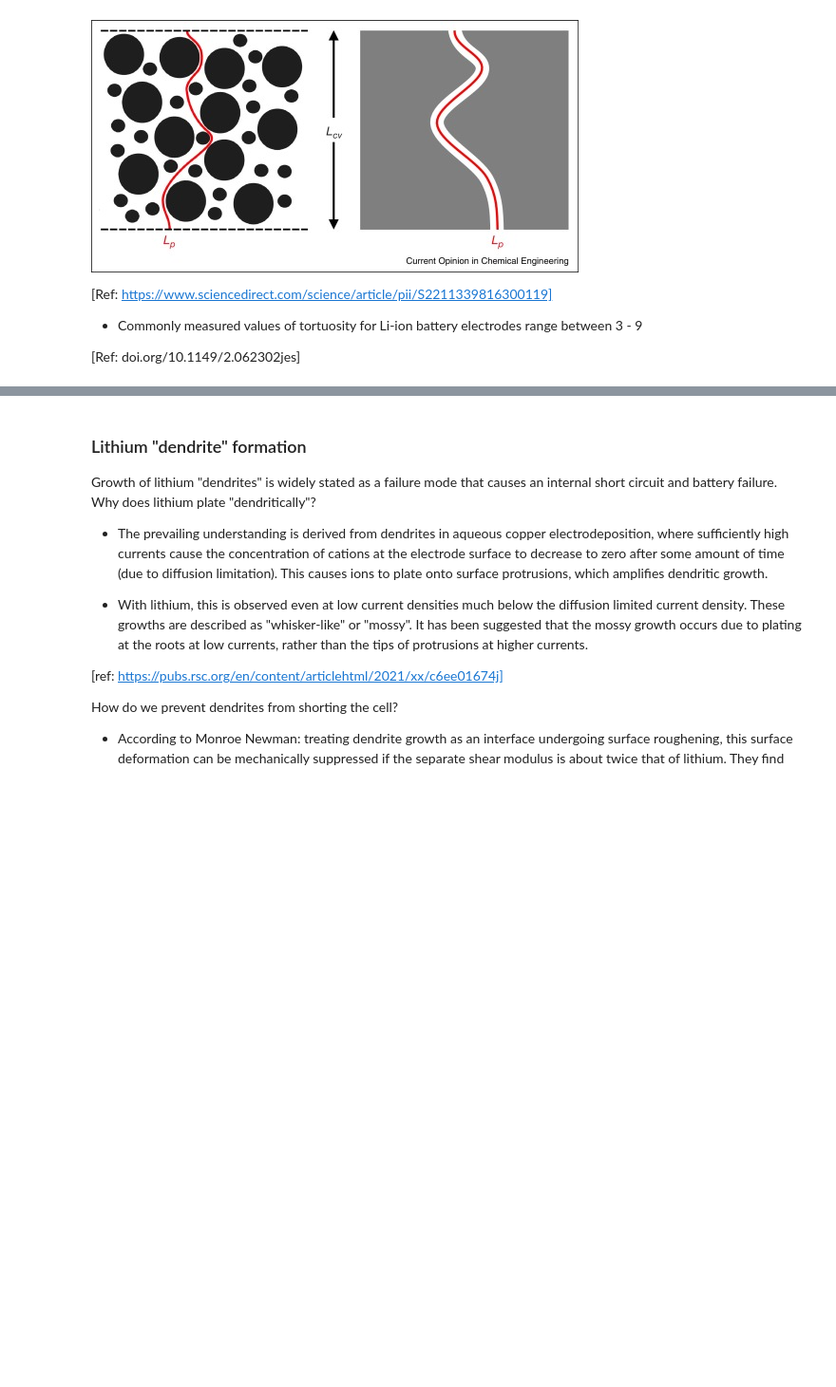
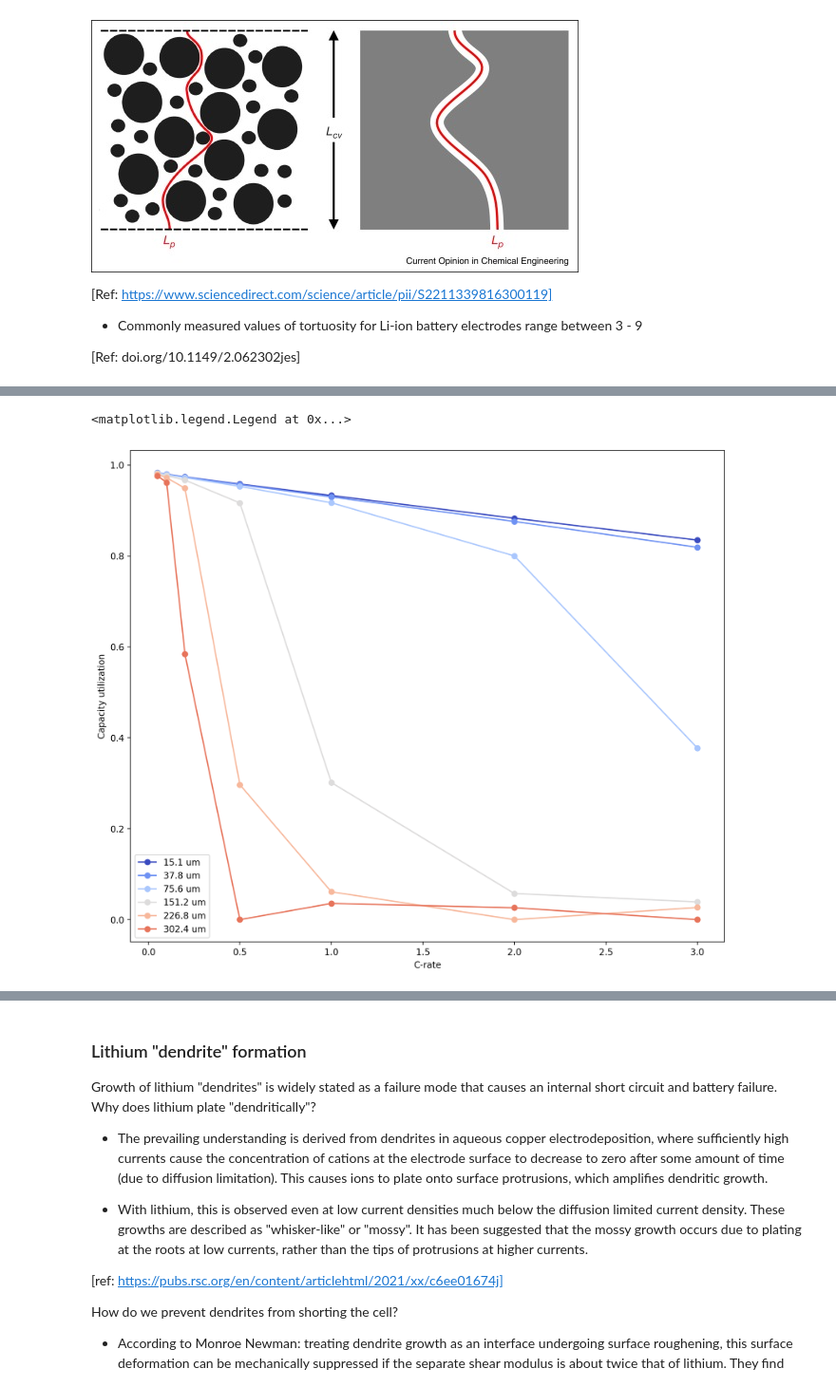
Before and after one commit to wesleykchang/Spring-2024-MEMT680, a Jupyter notebook: Spring 2024 MEMT680/Session-3.ipynb, the cells around one changed output, grey strips where cells are left out. Shown at 95% size. Cells and saved outputs as stored; diff of their text form; code cells hidden in the pictures; blank space fills up the shorter version.

```diff
--- a/Spring 2024 MEMT680/Session-3.ipynb
+++ b/Spring 2024 MEMT680/Session-3.ipynb
@@ -208,0 +308,64 @@ PyBAMM is a modern day implementation: https://colab.research.google.com/drive/1
+# %%
+### Case study: simulate rate capability with varying electrode thicknesses
+
+C_rates = [0.05, 0.1, 0.2, 0.5, 1, 2, 3] # from C/20 to 3C
+thickness_multiplier = [0.2, 0.5, 1, 2, 3, 4] #
+
+#Load parameters
+params = pybamm.ParameterValues("Chen2020") #Use built-in parameter set from Chen 2020
+
+#Initiate plot
+fig = plt.figure(dpi=200,figsize=(12,10))
+ax = fig.add_subplot(111)
+colormap = plt.cm.get_cmap('coolwarm')
+
+#Initial thicknesses
+cell_capacity = params['Nominal cell capacity [A.h]']
+cell_current = params['Current function [A]']
+og_cathode_thick = params['Positive electrode thickness [m]']
+og_cathode_por = params['Positive electrode porosity']
+og_anode_thick = params['Negative electrode thickness [m]']
+og_anode_por = params['Negative electrode porosity']
+
+# Iterate varying electrode thicknesses
+for n, t in enumerate(thickness_multiplier):
+
+    #Scale electrode geometry by the thickness factor
+    params['Positive electrode thickness [m]'] = og_cathode_thick*t
+    params['Negative electrode thickness [m]'] = og_anode_thick*t
+    params['Positive electrode porosity'] = og_cathode_por
+    params['Negative electrode porosity'] = og_anode_por
+    params['Positive electrode active material volume fraction'] = 1-params['Positive electrode porosity']
+    params['Negative electrode active material volume fraction'] = 1-params['Negative electrode porosity']
+    params['Nominal cell capacity [A.h]'] = cell_capacity*t # Assume capacity scales linearly with thickness
+    params['Current function [A]'] = cell_current*t
+
+    cathode_thickness_str = str(np.round(params['Positive electrode thickness [m]']*1E6,1)) + ' um'
+    utilization_array = []
+
+    #Run rate sweep
+    for C_rate in C_rates:
+
+        #Perform simulation
+        period = (3600 * 1/C_rate)/10
+        experiment = pybamm.Experiment(["Discharge at {}C until 3.0V".format(C_rate)], period="{} seconds".format(period)) #
+        model = pybamm.lithium_ion.DFN() # Choose default DFN model
+        solver = pybamm.CasadiSolver(atol=1e-3, rtol=1e-3, mode="safe") # Choose solver
+        sim = pybamm.Simulation(model, experiment=experiment,
+                    parameter_values=params, solver=solver) # Set simulation parameters
+
+        try: # Catch convergence error when electrolyte depleted at way too high rates
+            sim.solve() # Run simulation
+            solution = sim.solution # Get simulation result
+            tcr = solution["Time [h]"].entries*C_rate
+            utilization = tcr[-1]
+        except:
+            utilization = 0
+        utilization_array.append(utilization)
+
+    ax.plot(C_rates,utilization_array,'o-',label=cathode_thickness_str, color=colormap(n/len(thickness_multiplier)))
+
+ax.set_ylabel('Capacity utilization')
+ax.set_xlabel('C-rate')
+ax.legend(loc='best')
+# %% [output]
@@ -209,3 +389,5 @@ PyBAMM is a modern day implementation: https://colab.research.google.com/drive/1
+<matplotlib.legend.Legend at 0x...>
+[figure, added]
 # %%
 ### First, import relevant packages.
 
```
Also changed, not shown: parts of 9 cells of this notebook.
